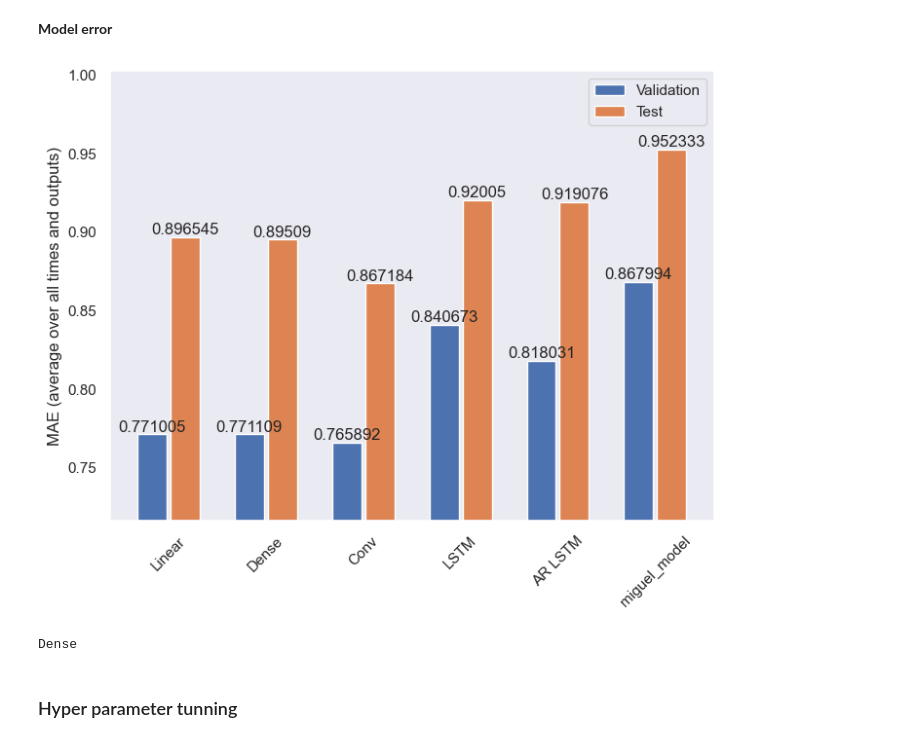
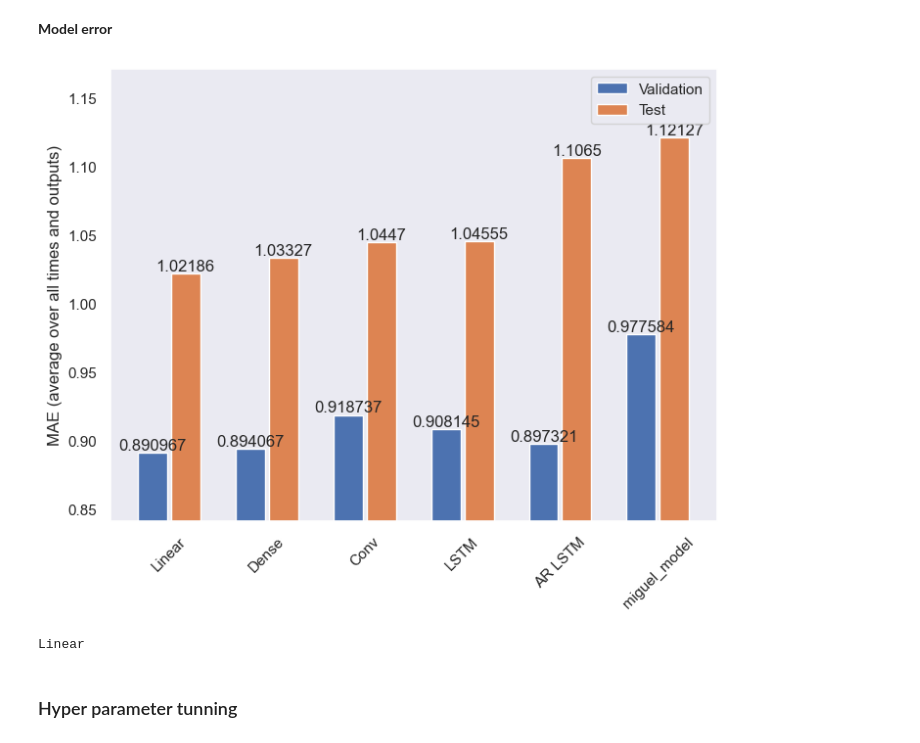
Before and after one commit to miguelmayhem92/virgo, a Jupyter notebook: research_env/baseline-model.ipynb, the cells around one changed output. Saved outputs shown, nothing was run; the diff lists cells and outputs as text; code cells hidden in the pictures.

Commit message:
first test trade

```diff
--- a/research_env/baseline-model.ipynb
+++ b/research_env/baseline-model.ipynb
@@ -57 +55,4 @@ stock_code_name = "AAPL"
+# %%
+["TCTZF","TSLA","MSFT", 'OR','DIS','SO']
+stock_code_name = "SO"
 # %%
@@ -572,32 +577,32 @@ wide_window.plot(miguel_model)
 # %%
 x = np.arange(len(multi_performance))
 width = 0.3
 
 metric_name = 'mean_absolute_error'
 metric_index = multi_lstm_model.metrics_names.index('mean_absolute_error')
 val_mae = [v[metric_index] for v in multi_val_performance.values()]
 test_mae = [v[metric_index] for v in multi_performance.values()]
 
 fig, ax = plt.subplots()
 
 p1 = ax.bar(x - 0.17, val_mae, width, label='Validation')
 p2 = ax.bar(x + 0.17, test_mae, width, label='Test')
 
 ax.set_xticks(ticks=x, labels=multi_performance.keys(),
            rotation=45)
 ax.set_ylabel(f'MAE (average over all times and outputs)')
 ax.bar_label(p1, label_type='edge')
 ax.bar_label(p2, label_type='edge')
 
-ax.set_ylim(min(val_mae)-0.05, max(test_mae) + 0.05)
+ax.set_ylim(min(val_mae + val_mae)-0.05, max(test_mae + test_mae) + 0.05)
 _ = plt.legend()
 # %% [output]
-[figure, old version]
+[figure, new version]
 # %%
 best_model_framework =list(multi_performance.keys())[np.argmin(test_mae)]
-print('Dense')
+print(best_model_framework)
 # %% [output]
-Dense
+Linear
 # %% [markdown]
 ### Hyper parameter tunning
 # %%
```
Also changed, not shown: parts of 25 cells of this notebook, 1 other file.
